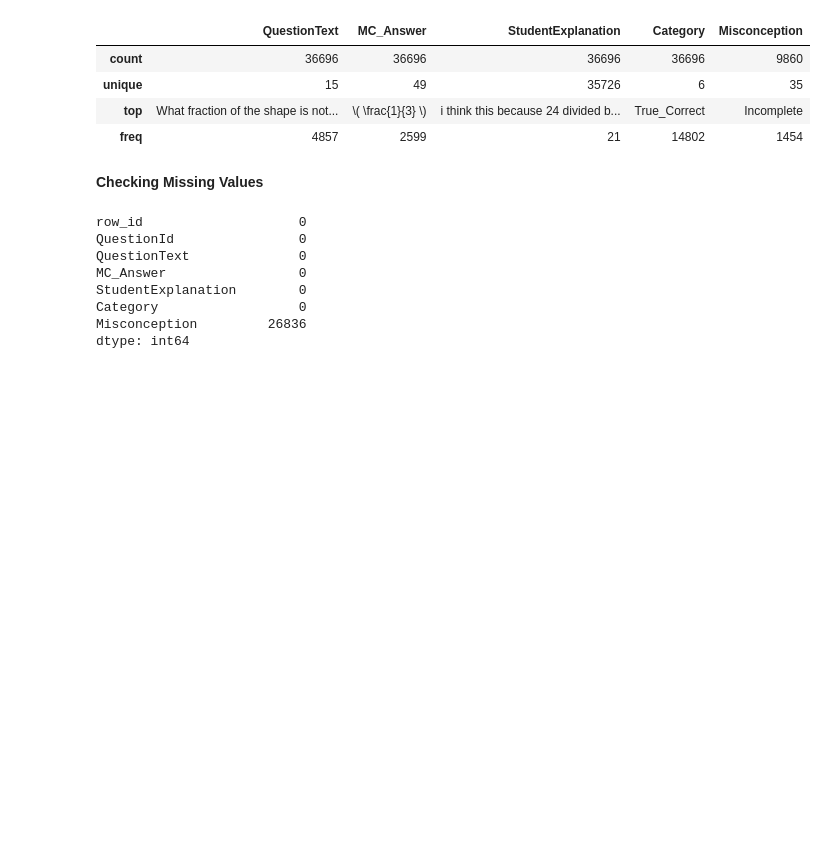
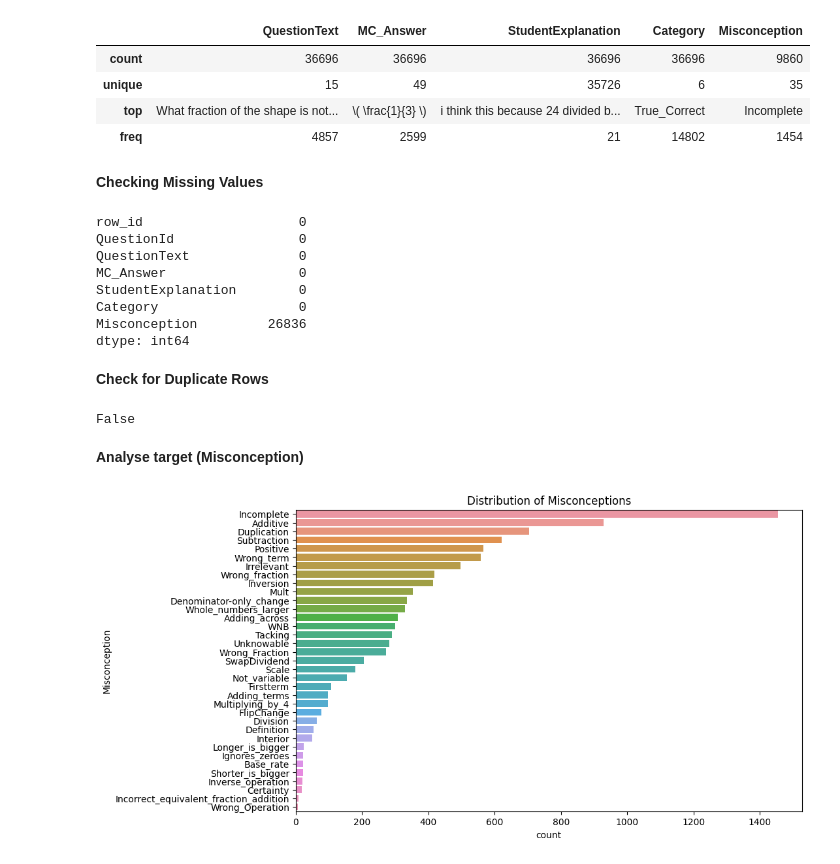
Before and after one commit to assil-barhoumi/Math_misconceptions_prediction, a Jupyter notebook: student-math-misunderstandings.ipynb, the cells around one changed output. Cells and saved outputs as stored; diff of their text form; code cells hidden in the pictures; blank space fills up the shorter version.

Commit message:
EDA : visualize misconceptions , top questions & explanations

```diff
--- a/student-math-misunderstandings.ipynb
+++ b/student-math-misunderstandings.ipynb
@@ -79,3 +79,22 @@ StudentExplanation        0
 Category                  0
 Misconception         26836
 dtype: int64
+# %% [markdown]
+**Check for Duplicate Rows**
+# %%
+train.duplicated().any()
+# %% [output]
+False
+# %% [markdown]
+**Analyse target (Misconception)**
+# %%
+import seaborn as sns
+import matplotlib.pyplot as plt
+
+labeled = train[~train["Misconception"].isna()]
+plt.figure(figsize=(10,6))
+sns.countplot(y=labeled["Misconception"], order=labeled["Misconception"].value_counts().index)
+plt.title("Distribution of Misconceptions")
+plt.show()
+# %% [output]
+[figure, added]
```
Also changed, not shown: parts of 9 cells of this notebook.
